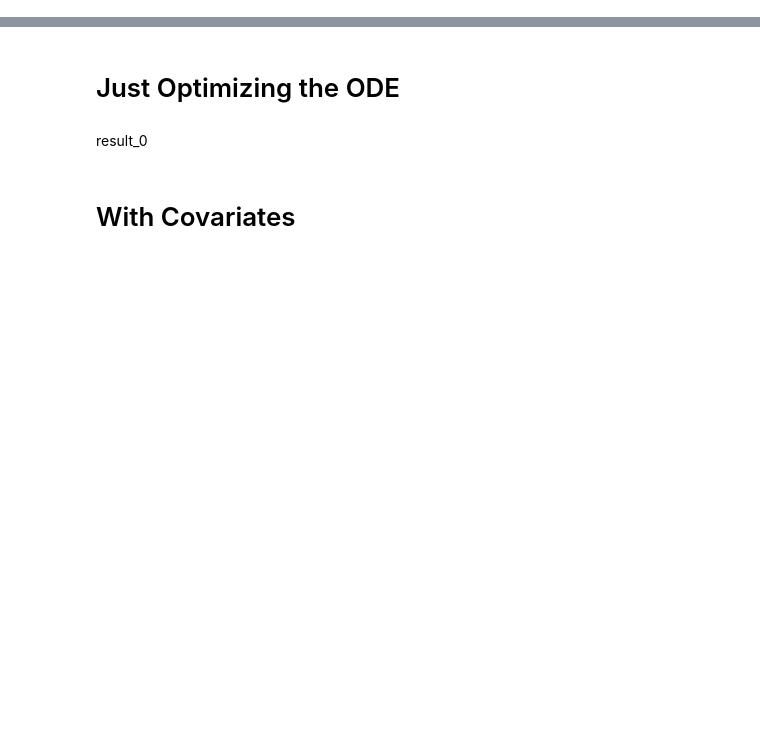
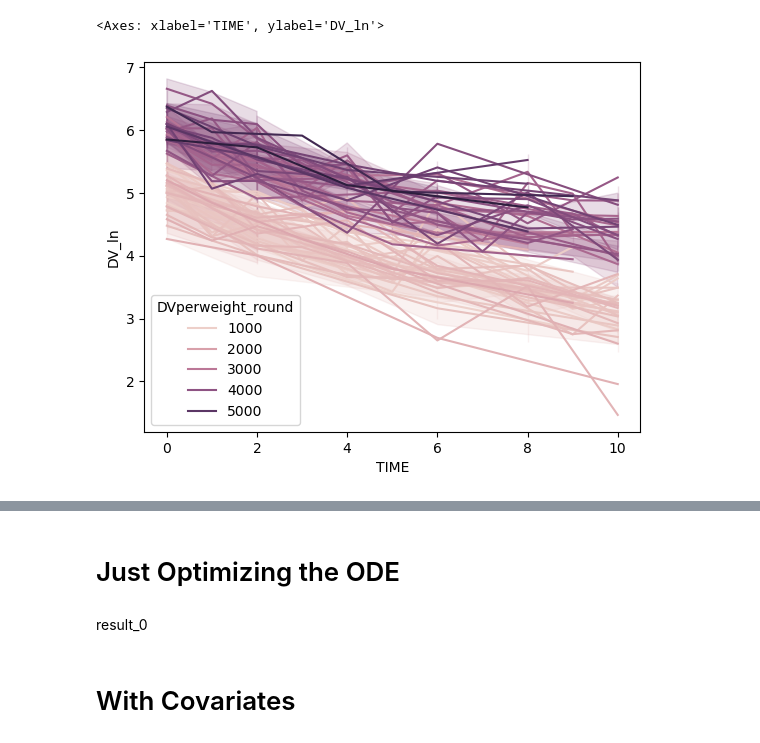
Before and after one commit to kelleyjbrady/NiceODE, a Jupyter notebook: t_0atDV_max_ode_solver_r.ipynb, the cells around one changed output, grey strips where cells are left out. Saved outputs shown, nothing was run; the diff lists cells and outputs as text; code cells hidden in the pictures; blank space fills up the shorter version.

```diff
--- a/t_0atDV_max_ode_solver_r.ipynb
+++ b/t_0atDV_max_ode_solver_r.ipynb
@@ -181,5 +123,10 @@ plot_subject_levels(scale_df)
 # %%
 scale_df['DVperweight_round'] = scale_df['MGKG'].round(0)
+# %%
+sns.lineplot(scale_df, x = 'TIME', y = 'DV_ln', hue = 'DVperweight_round')
+# %% [output]
+<Axes: xlabel='TIME', ylabel='DV_ln'>
+[figure, added]
 # %%
 sns.lineplot(scale_df, x = 'TIME', y = 'DV', hue = 'DVperweight_round')
 # %% [output]
```
Also changed, not shown: parts of 24 cells of this notebook, 1 other file.
